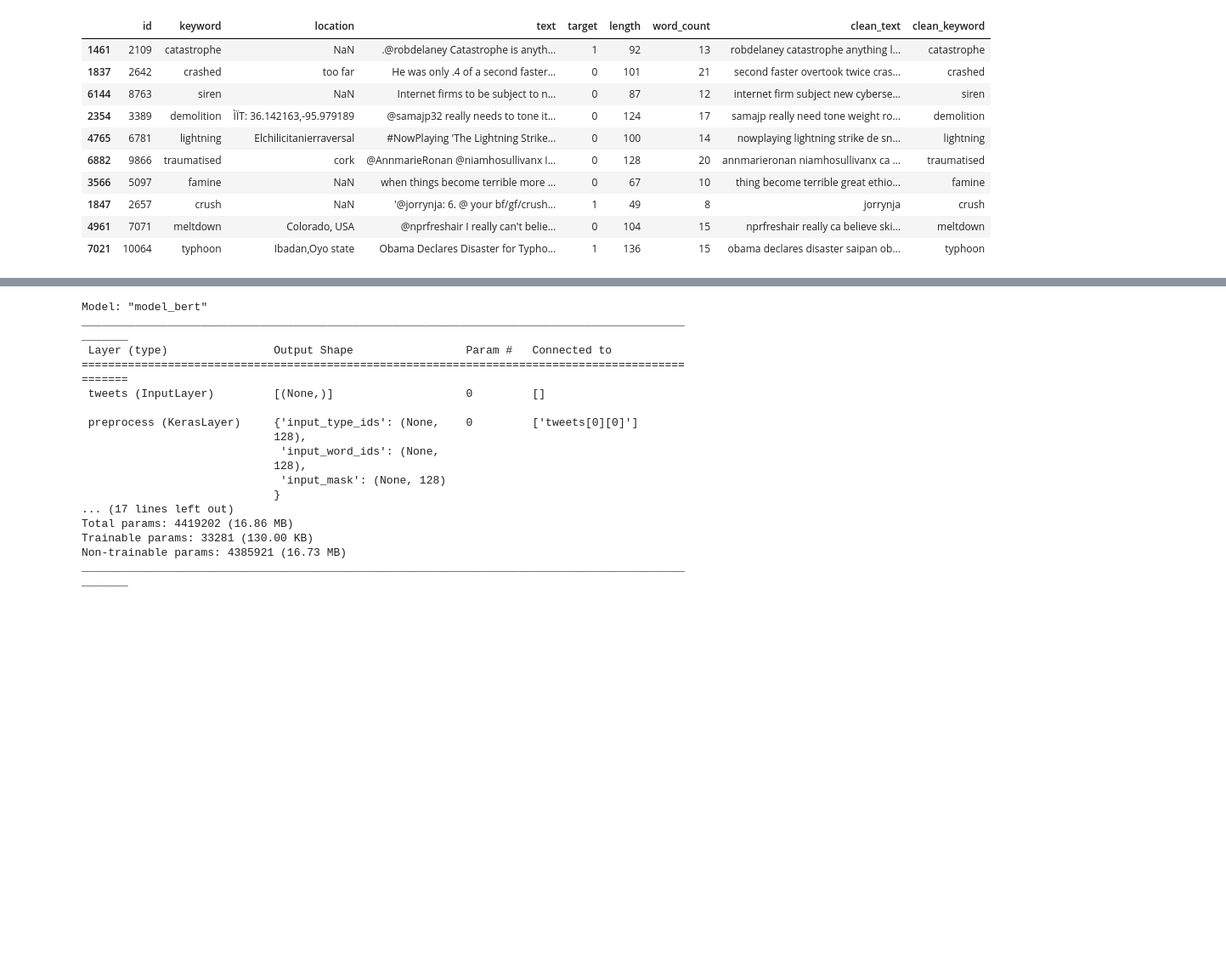
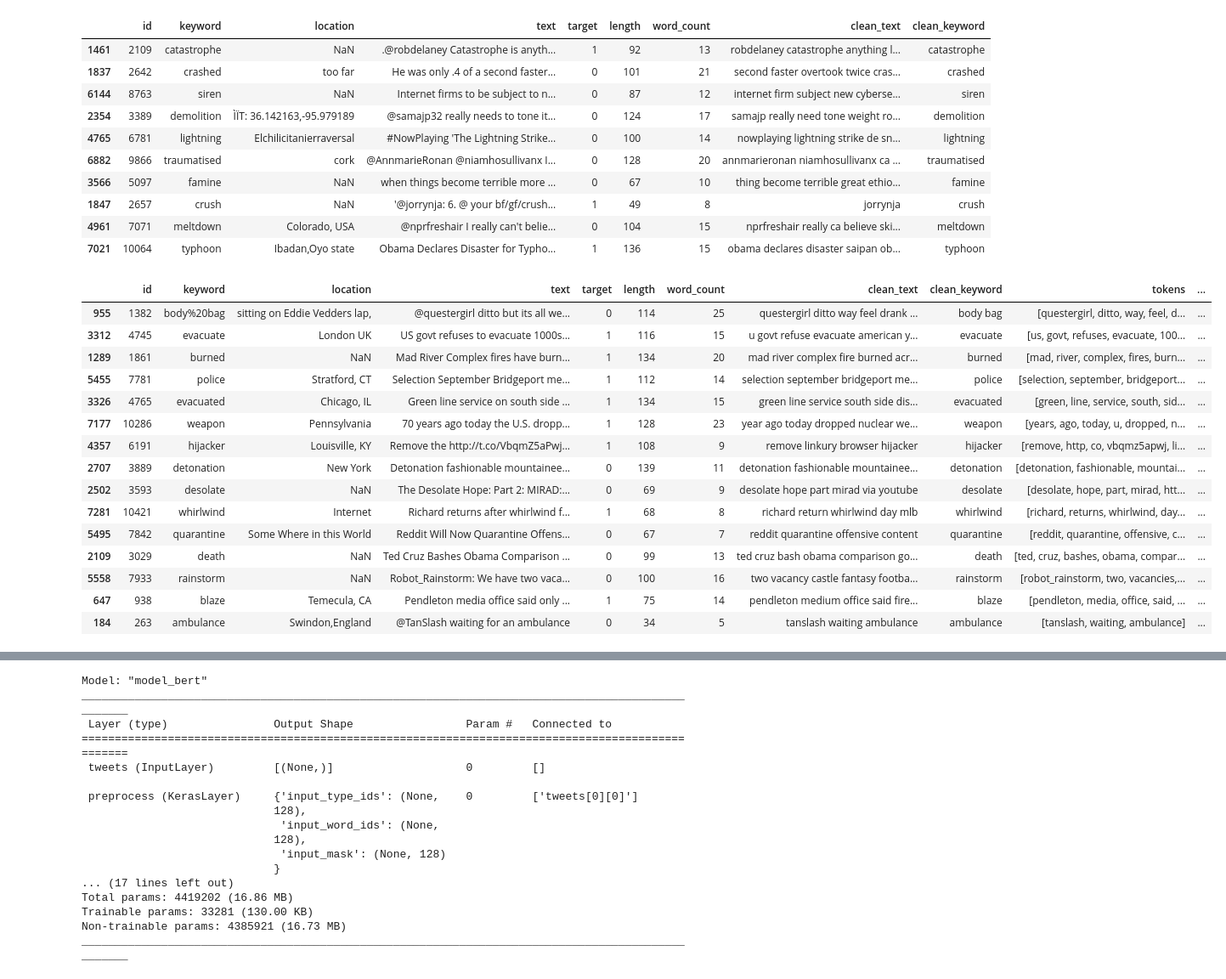
Before and after one commit to julianencisoizquierdo/NLP_Python_disaster_tweets, a Jupyter notebook: NLP_Disaster_Tweets.ipynb, the cells around one changed output, grey strips where cells are left out. Shown at 85% size. Cells and saved outputs as stored; diff of their text form; code cells hidden in the pictures; blank space fills up the shorter version.

```diff
--- a/NLP_Disaster_Tweets.ipynb
+++ b/NLP_Disaster_Tweets.ipynb
@@ -314,3 +331,63 @@ df_train.sample(10)
 | 1847 | 2657 | crush | NaN | '@jorrynja: 6. @ your bf/gf/crush... | 1 | 49 | 8 | jorrynja | crush |
 | 4961 | 7071 | meltdown | Colorado, USA | @nprfreshair I really can't belie... | 0 | 104 | 15 | nprfreshair really ca believe ski... | meltdown |
 | 7021 | 10064 | typhoon | Ibadan,Oyo state | Obama Declares Disaster for Typho... | 1 | 136 | 15 | obama declares disaster saipan ob... | typhoon |
+# %%
+from tqdm.auto import tqdm
+# register `pandas.progress_apply` and `pandas.Series.map_apply` with `tqdm`
+tqdm.pandas()
+
+import regex as re
+stopwords = set(nltk.corpus.stopwords.words('english'))
+
+
+def tokenize(text):
+    return re.findall(r'[\w-]*\p{L}[\w-]*', text)
+
+
+def remove_stop(tokens):
+    return [t for t in tokens if t.lower() not in stopwords]
+
+
+pipeline = [str.lower, tokenize, remove_stop]
+
+
+def prepare(text, pipeline):
+
+  tokens = text
+  for transform in pipeline:
+      tokens = transform(tokens)
+  return tokens
+
+
+df_train['tokens'] = df_train['text'].progress_apply(prepare, pipeline=pipeline)
+
+df_train['num_tokens'] = df_train['tokens'].progress_map(len)
+
+df_train['tokenized_keywords'] = df_train['keyword'].progress_apply(prepare, pipeline=pipeline)
+
+df_train['tokens_and_keywords'] = df_train['tokenized_keywords'] + df_train['tokens']
+
+
+df_train['clean_text_tokenized'] = df_train['clean_text'].apply(lambda x: x.split())
+
+df_train.sample(15)
+
+
+# NOTE: MISSING: APPLY TRANSFORMATIONS TO THE TEST SET
+# %% [output]
+|  | id | keyword | location | text | target | length | word_count | clean_text | clean_keyword | tokens | ... |
+| 955 | 1382 | body%20bag | sitting on Eddie Vedders lap, | @questergirl ditto but its all we... | 0 | 114 | 25 | questergirl ditto way feel drank ... | body bag | [questergirl, ditto, way, feel, d... | ... |
+| 3312 | 4745 | evacuate | London UK | US govt refuses to evacuate 1000s... | 1 | 116 | 15 | u govt refuse evacuate american y... | evacuate | [us, govt, refuses, evacuate, 100... | ... |
+| 1289 | 1861 | burned | NaN | Mad River Complex fires have burn... | 1 | 134 | 20 | mad river complex fire burned acr... | burned | [mad, river, complex, fires, burn... | ... |
+| 5455 | 7781 | police | Stratford, CT | Selection September Bridgeport me... | 1 | 112 | 14 | selection september bridgeport me... | police | [selection, september, bridgeport... | ... |
+| 3326 | 4765 | evacuated | Chicago, IL | Green line service on south side ... | 1 | 134 | 15 | green line service south side dis... | evacuated | [green, line, service, south, sid... | ... |
+| 7177 | 10286 | weapon | Pennsylvania | 70 years ago today the U.S. dropp... | 1 | 128 | 23 | year ago today dropped nuclear we... | weapon | [years, ago, today, u, dropped, n... | ... |
+| 4357 | 6191 | hijacker | Louisville, KY | Remove the http://t.co/VbqmZ5aPwj... | 1 | 108 | 9 | remove linkury browser hijacker | hijacker | [remove, http, co, vbqmz5apwj, li... | ... |
+| 2707 | 3889 | detonation | New York | Detonation fashionable mountainee... | 0 | 139 | 11 | detonation fashionable mountainee... | detonation | [detonation, fashionable, mountai... | ... |
+| 2502 | 3593 | desolate | NaN | The Desolate Hope: Part 2: MIRAD:... | 0 | 69 | 9 | desolate hope part mirad via youtube | desolate | [desolate, hope, part, mirad, htt... | ... |
+| 7281 | 10421 | whirlwind | Internet | Richard returns after whirlwind f... | 1 | 68 | 8 | richard return whirlwind day mlb | whirlwind | [richard, returns, whirlwind, day... | ... |
+| 5495 | 7842 | quarantine | Some Where in this World | Reddit Will Now Quarantine Offens... | 0 | 67 | 7 | reddit quarantine offensive content | quarantine | [reddit, quarantine, offensive, c... | ... |
+| 2109 | 3029 | death | NaN | Ted Cruz Bashes Obama Comparison ... | 0 | 99 | 13 | ted cruz bash obama comparison go... | death | [ted, cruz, bashes, obama, compar... | ... |
+| 5558 | 7933 | rainstorm | NaN | Robot_Rainstorm: We have two vaca... | 0 | 100 | 16 | two vacancy castle fantasy footba... | rainstorm | [robot_rainstorm, two, vacancies,... | ... |
+| 647 | 938 | blaze | Temecula, CA | Pendleton media office said only ... | 1 | 75 | 14 | pendleton medium office said fire... | blaze | [pendleton, media, office, said, ... | ... |
+| 184 | 263 | ambulance | Swindon,England | @TanSlash waiting for an ambulance | 0 | 34 | 5 | tanslash waiting ambulance | ambulance | [tanslash, waiting, ambulance] | ... |
```
Also changed, not shown: parts of 22 cells of this notebook.
